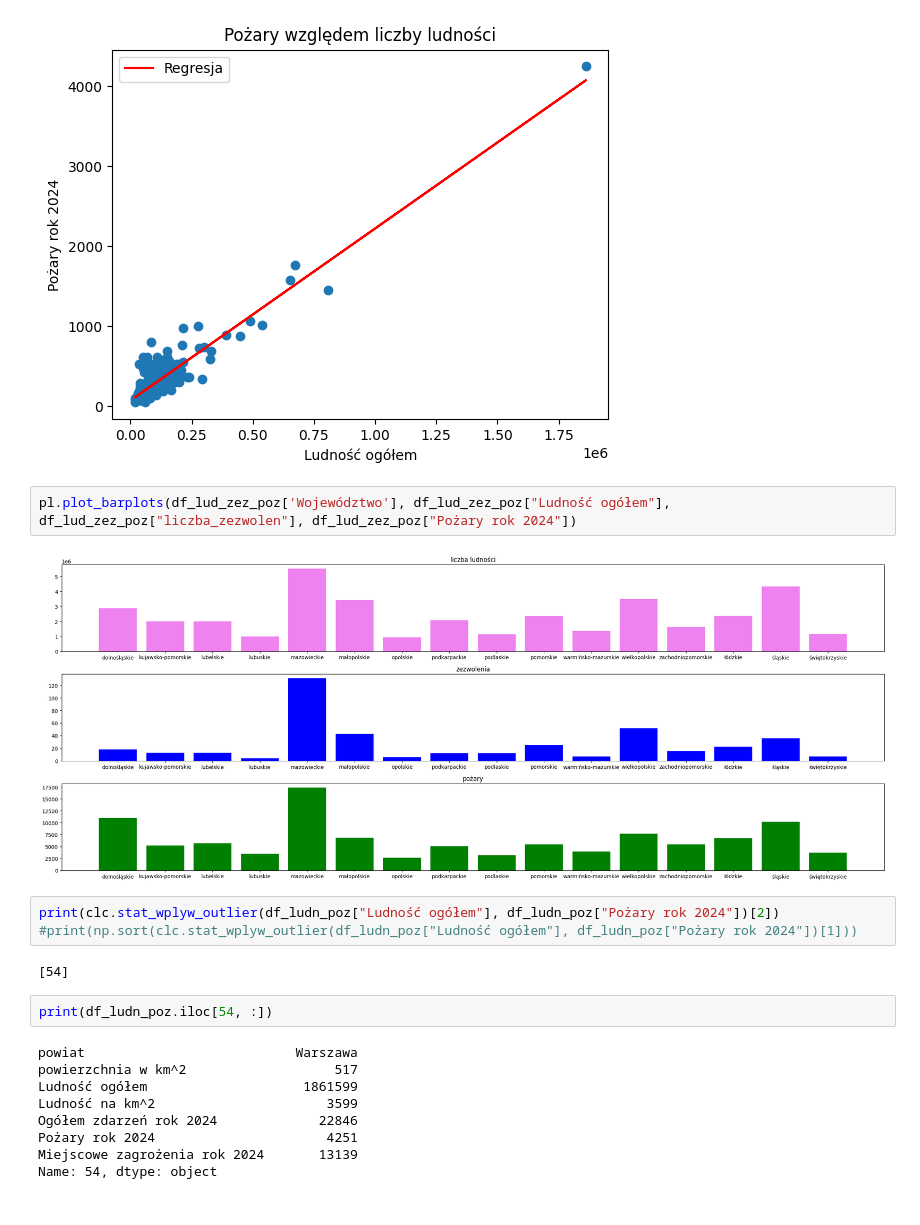
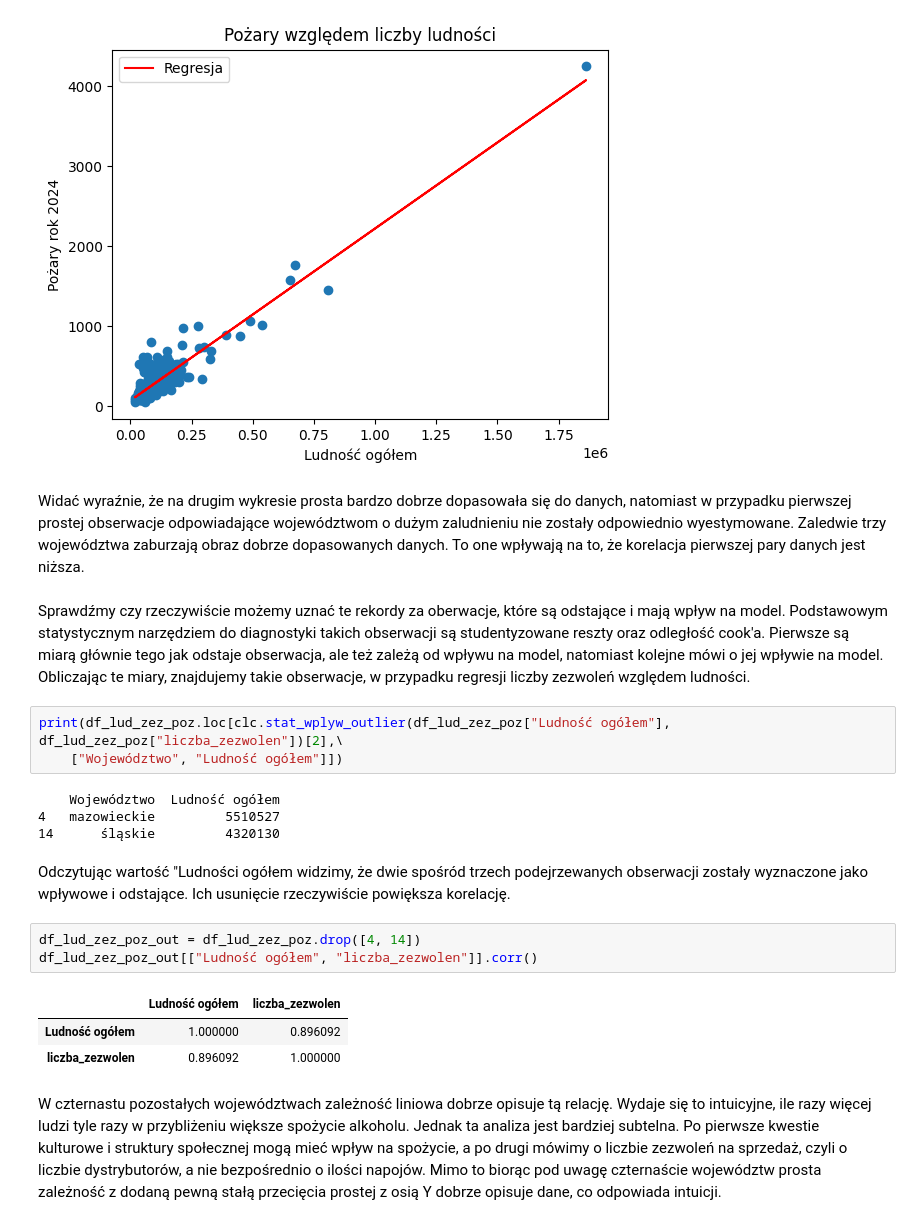
Before and after one commit to kaluznys/Projekt_Analiza_Zaleznosci, a Jupyter notebook: main_notebook.ipynb, the cells around one changed output. Saved outputs shown, nothing was run; the diff lists cells and outputs as text.

```diff
--- a/main_notebook.ipynb
+++ b/main_notebook.ipynb
@@ -178,23 +161,25 @@ df_trzy_dane.corr()
 pl.plot_regr_poz_lud(df_ludn_poz["Ludność ogółem"], df_ludn_poz["Pożary rok 2024"])
 # %% [output]
 [figure]
-# %%
-pl.plot_barplots(df_lud_zez_poz['Województwo'], df_lud_zez_poz["Ludność ogółem"], df_lud_zez_poz["liczba_zezwolen"], df_lud_zez_poz["Pożary rok 2024"])
-# %% [output]
-[figure]
+# %% [markdown]
+Widać wyraźnie, że na drugim wykresie prosta bardzo dobrze dopasowała się do danych, natomiast w przypadku pierwszej prostej obserwacje odpowiadające województwom o dużym zaludnieniu nie zostały odpowiednio wyestymowane. Zaledwie trzy województwa zaburzają obraz dobrze dopasowanych danych. To one wpływają na to, że korelacja pierwszej pary danych jest niższa.
+# %% [markdown]
+Sprawdźmy czy rzeczywiście możemy uznać te rekordy za oberwacje, które są odstające i mają wpływ na model. Podstawowym statystycznym narzędziem do diagnostyki takich obserwacji są studentyzowane reszty oraz odległość cook'a. Pierwsze są miarą głównie tego jak odstaje obserwacja, ale też zależą od wpływu na model, natomiast kolejne mówi o jej wpływie na model. Obliczając te miary, znajdujemy takie obserwacje, w przypadku regresji liczby zezwoleń względem ludności.
 # %%
-print(clc.stat_wplyw_outlier(df_ludn_poz["Ludność ogółem"], df_ludn_poz["Pożary rok 2024"])[2])
-#print(np.sort(clc.stat_wplyw_outlier(df_ludn_poz["Ludność ogółem"], df_ludn_poz["Pożary rok 2024"])[1]))
+print(df_lud_zez_poz.loc[clc.stat_wplyw_outlier(df_lud_zez_poz["Ludność ogółem"], df_lud_zez_poz["liczba_zezwolen"])[2],\
+    ["Województwo", "Ludność ogółem"]])
 # %% [output]
-[54]
+    Województwo  Ludność ogółem
+4   mazowieckie         5510527
+14      śląskie         4320130
-# %%
-print(df_ludn_poz.iloc[54, :])
-# %% [output]
-powiat                           Warszawa
-powierzchnia w km^2                   517
-Ludność ogółem                    1861599
-Ludność na km^2                      3599
-Ogółem zdarzeń rok 2024             22846
-Pożary rok 2024                      4251
-Miejscowe zagrożenia rok 2024       13139
-Name: 54, dtype: object
+# %% [markdown]
+Odczytując wartość "Ludności ogółem widzimy, że dwie spośród trzech podejrzewanych obserwacji zostały wyznaczone jako wpływowe i odstające. Ich usunięcie rzeczywiście powiększa korelację.
+# %%
+df_lud_zez_poz_out = df_lud_zez_poz.drop([4, 14])
+df_lud_zez_poz_out[["Ludność ogółem", "liczba_zezwolen"]].corr()
+# %% [output]
+|  | Ludność ogółem | liczba_zezwolen |
+| Ludność ogółem | 1.000000 | 0.896092 |
+| liczba_zezwolen | 0.896092 | 1.000000 |
+# %% [markdown]
+W czternastu pozostałych województwach zależność liniowa dobrze opisuje tą relację. Wydaje się to intuicyjne, ile razy więcej ludzi tyle razy w przybliżeniu większe spożycie alkoholu. Jednak ta analiza jest bardziej subtelna. Po pierwsze kwestie kulturowe i struktury społecznej mogą mieć wpływ na spożycie, a po drugi mówimy o liczbie zezwoleń na sprzedaż, czyli o liczbie dystrybutorów, a nie bezpośrednio o ilości napojów. Mimo to biorąc pod uwagę czternaście województw prosta zależność z dodaną pewną stałą przecięcia prostej z osią Y dobrze opisuje dane, co odpowiada intuicji.
```
Also changed, not shown: parts of 44 cells of this notebook, 9 other files.
